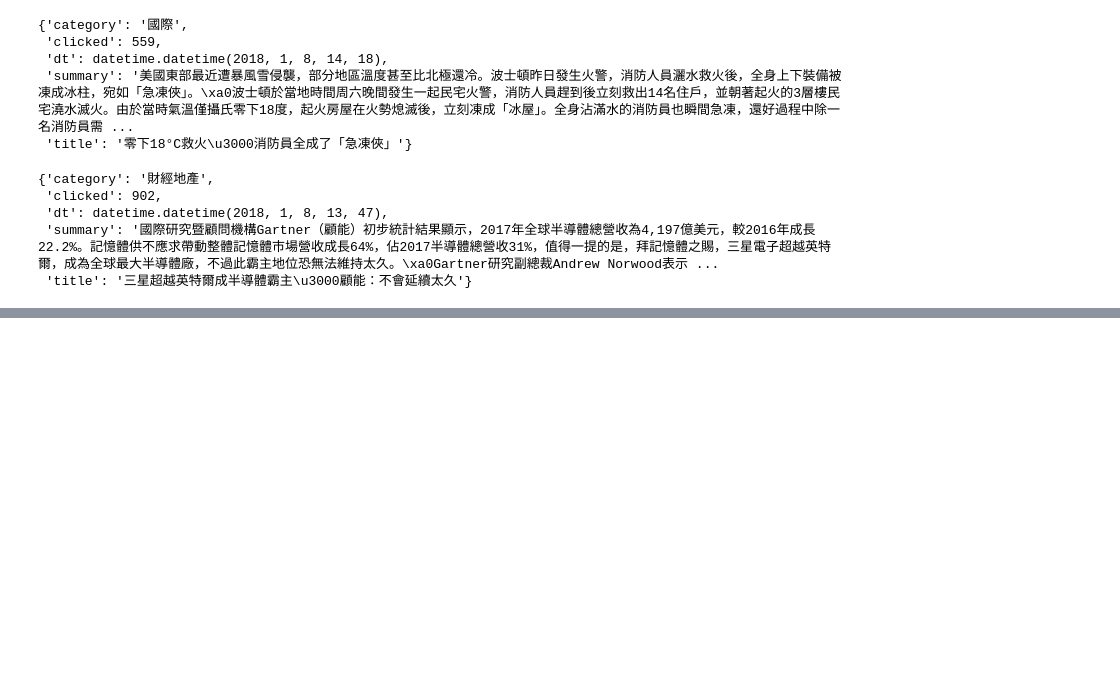
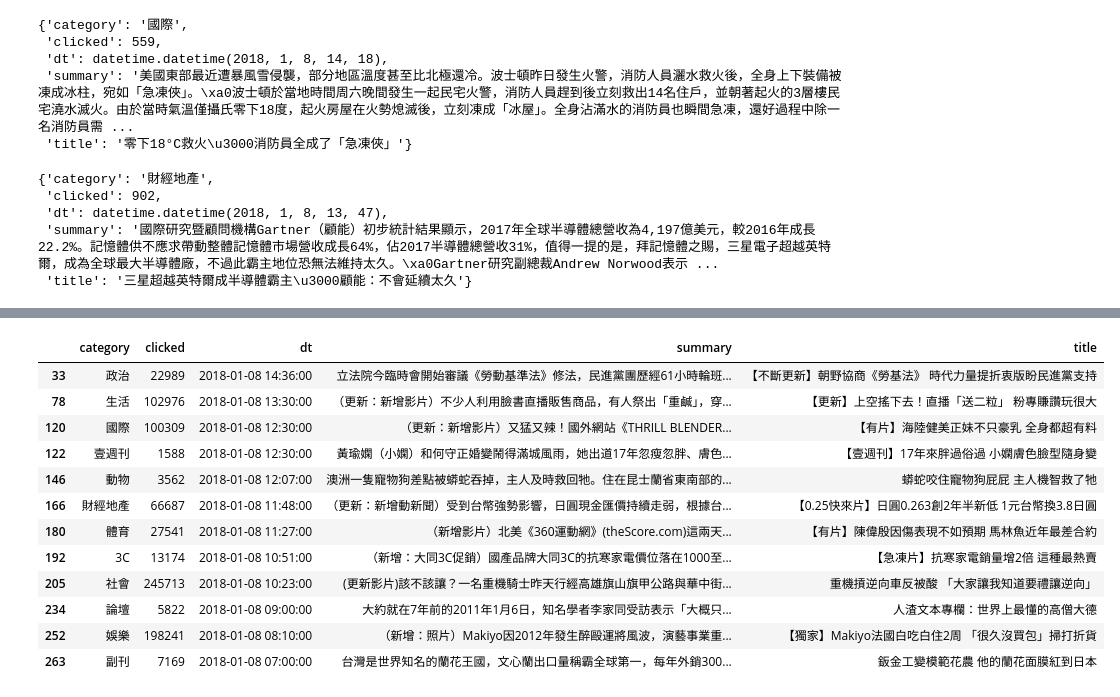
Before and after one commit to ywchiu/fubonpy, a Jupyter notebook: Demo20180108.ipynb, the cells around one changed output, grey strips where cells are left out. Drawn from its saved outputs; the diff is of its cells as text; code cells hidden in the pictures; blank space fills up the shorter version.

```diff
--- a/Demo20180108.ipynb
+++ b/Demo20180108.ipynb
@@ -412,0 +511,18 @@ parseDetail('https://tw.finance.appledaily.com/realtime/20180108/1274272/')
+# %%
+df1 = newsdf.groupby(['category'])['clicked']
+idx = df1.transform(max) == newsdf['clicked']
+newsdf[idx]
+# %% [output]
+|  | category | clicked | dt | summary | title |
+| 33 | 政治 | 22989 | 2018-01-08 14:36:00 | 立法院今臨時會開始審議《勞動基準法》修法，民進黨團歷經61小時輪班... | 【不斷更新】朝野協商《勞基法》 時代力量提折衷版盼民進黨支持 |
+| 78 | 生活 | 102976 | 2018-01-08 13:30:00 | （更新：新增影片）不少人利用臉書直播販售商品，有人祭出「重鹹」，穿... | 【更新】上空搖下去！直播「送二粒」 粉專賺讚玩很大 |
+| 120 | 國際 | 100309 | 2018-01-08 12:30:00 | （更新：新增影片）又猛又辣！國外網站《THRILL BLENDER... | 【有片】海陸健美正妹不只豪乳 全身都超有料 |
+| 122 | 壹週刊 | 1588 | 2018-01-08 12:30:00 | 黃瑜嫻（小嫻）和何守正婚變鬧得滿城風雨，她出道17年忽瘦忽胖、膚色... | 【壹週刊】17年來胖過俗過 小嫻膚色臉型隨身變 |
+| 146 | 動物 | 3562 | 2018-01-08 12:07:00 | 澳洲一隻寵物狗差點被蟒蛇吞掉，主人及時救回牠。住在昆士蘭省東南部的... | 蟒蛇咬住寵物狗屁屁 主人機智救了牠 |
+| 166 | 財經地產 | 66687 | 2018-01-08 11:48:00 | （更新：新增動新聞）受到台幣強勢影響，日圓現金匯價持續走弱，根據台... | 【0.25快來片】日圓0.263創2年半新低 1元台幣換3.8日圓 |
+| 180 | 體育 | 27541 | 2018-01-08 11:27:00 | （新增影片）北美《360運動網》(theScore.com)這兩天... | 【有片】陳偉殷因傷表現不如預期 馬林魚近年最差合約 |
+| 192 | 3C | 13174 | 2018-01-08 10:51:00 | （新增：大同3C促銷）國產品牌大同3C的抗寒家電價位落在1000至... | 【急凍片】抗寒家電銷量增2倍 這種最熱賣 |
+| 205 | 社會 | 245713 | 2018-01-08 10:23:00 | (更新影片)該不該讓？一名重機騎士昨天行經高雄旗山旗甲公路與華中街... | 重機摃逆向車反被酸 「大家讓我知道要禮讓逆向」 |
+| 234 | 論壇 | 5822 | 2018-01-08 09:00:00 | 大約就在7年前的2011年1月6日，知名學者李家同受訪表示「大概只... | 人渣文本專欄：世界上最懂的高僧大德 |
+| 252 | 娛樂 | 198241 | 2018-01-08 08:10:00 | （新增：照片）Makiyo因2012年發生醉毆運將風波，演藝事業重... | 【獨家】Makiyo法國白吃白住2周 「很久沒買包」掃打折貨 |
+| 263 | 副刊 | 7169 | 2018-01-08 07:00:00 | 台灣是世界知名的蘭花王國，文心蘭出口量稱霸全球第一，每年外銷300... | 鈑金工變模範花農 他的蘭花面膜紅到日本 |
```
Also changed, not shown: parts of 21 cells of this notebook, 1 other file.
